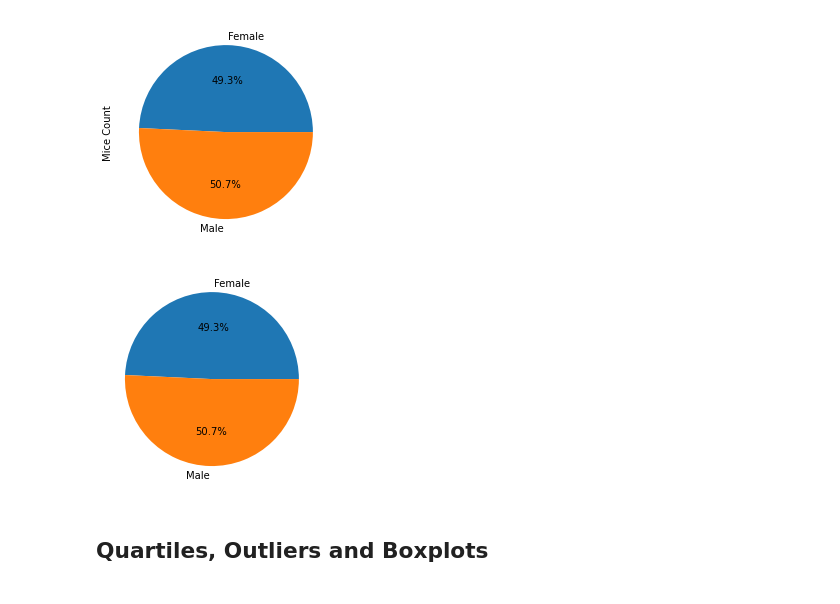
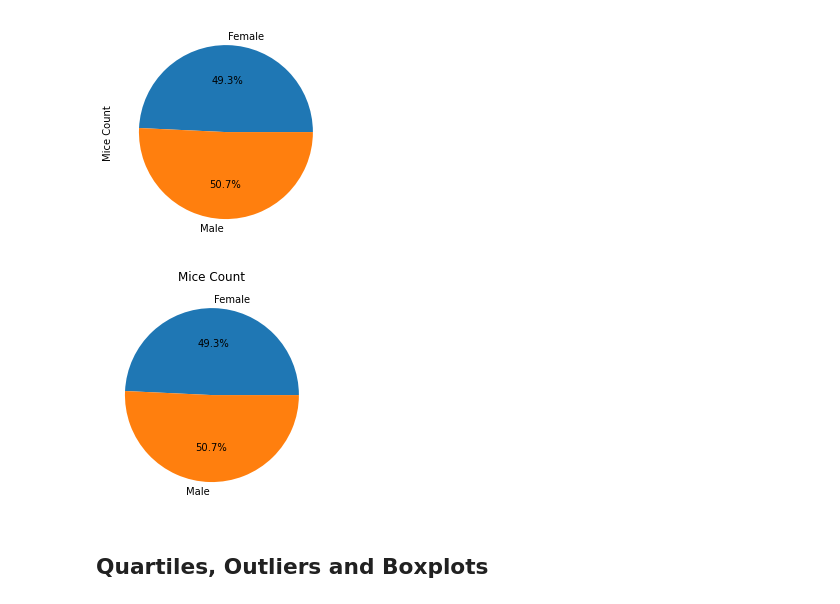
Before and after one commit to harikapeddi/Pymaceuticals---Matplotlib, a Jupyter notebook: pymaceuticals_starter.ipynb, the cells around one changed output. Cells and saved outputs as stored; diff of their text form; code cells hidden in the pictures.

```diff
--- a/pymaceuticals_starter.ipynb
+++ b/pymaceuticals_starter.ipynb
@@ -172,9 +175,12 @@ array([<AxesSubplot:ylabel='Mice Count'>], dtype=object)
 # %%
 # Generate a pie plot showing the distribution of female versus male mice using pyplot
 plt.pie(gcount_df['Mice Count'], labels=list(gcount_df.index), autopct="%1.1f%%")
+
+plt.title('Mice Count')
+
 plt.show()
 # %% [output]
-[figure, old version]
+[figure, new version]
 # %% [markdown]
 ## Quartiles, Outliers and Boxplots
 # %%
```
Also changed, not shown: parts of 5 cells of this notebook, 1 other file.
